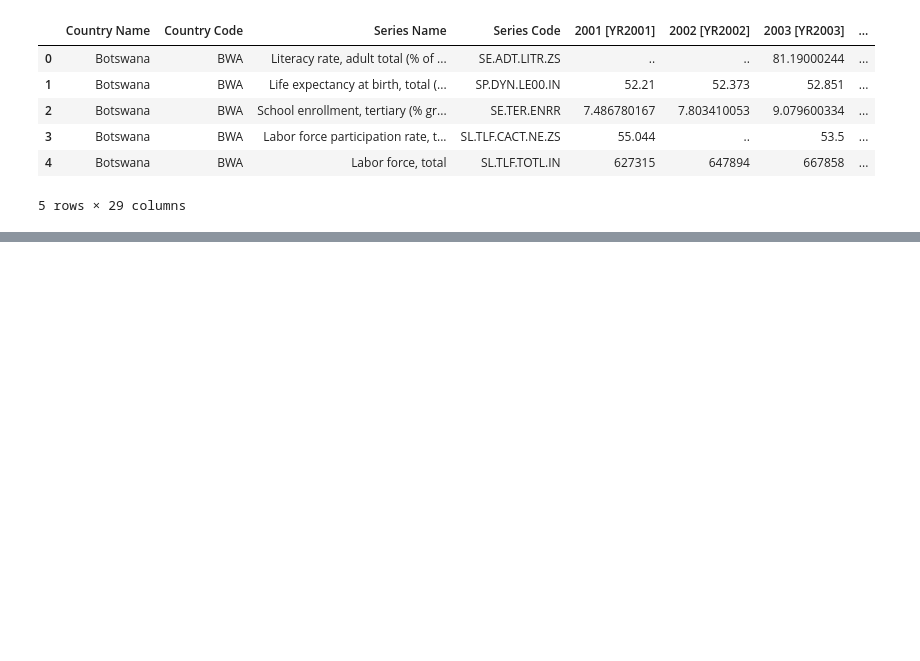
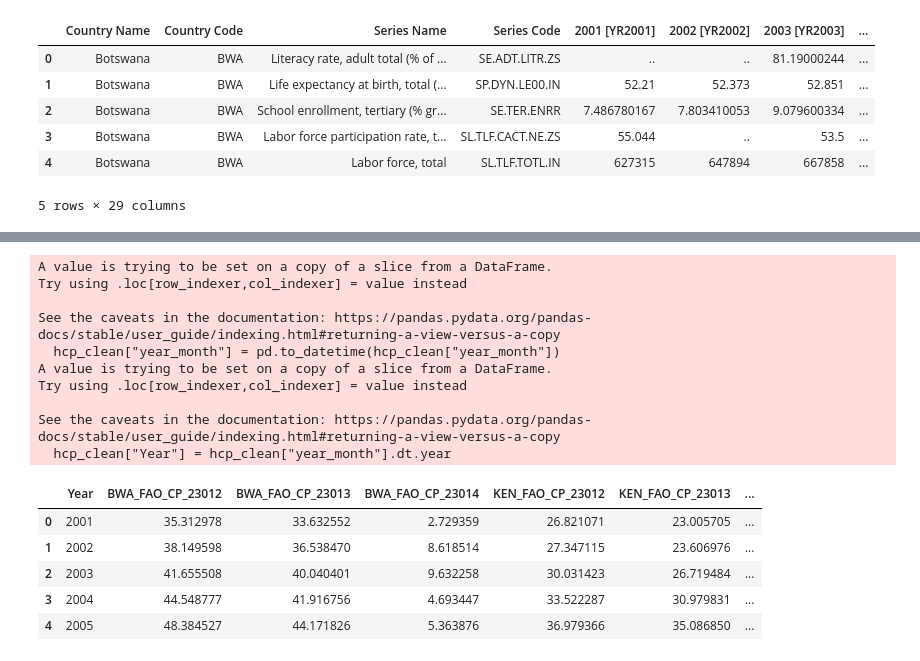
Before and after one commit to GorataB/Hackathon_PolyglotPioneers, a Jupyter notebook: Data Cleaning.ipynb, the cells around one changed output, grey strips where cells are left out. Drawn from its saved outputs; the diff is of its cells as text; code cells hidden in the pictures; blank space fills up the shorter version.

```diff
--- a/Data Cleaning.ipynb
+++ b/Data Cleaning.ipynb
@@ -806,0 +938,34 @@ external.head()
+# %%
+# Extract annual hcp_wide data
+
+# Convert year_month to datetime
+hcp_clean["year_month"] = pd.to_datetime(hcp_clean["year_month"])
+
+# Extract the year
+hcp_clean["Year"] = hcp_clean["year_month"].dt.year
+
+# Average all numeric columns by year
+hcp_yearly = (
+    hcp_clean
+    .groupby("Year", as_index=False)
+    .mean(numeric_only=True)
+)
+
+hcp_yearly.head()
+# %% [output]
+A value is trying to be set on a copy of a slice from a DataFrame.
+Try using .loc[row_indexer,col_indexer] = value instead
+
+See the caveats in the documentation: https://pandas.pydata.org/pandas-docs/stable/user_guide/indexing.html#returning-a-view-versus-a-copy
+  hcp_clean["year_month"] = pd.to_datetime(hcp_clean["year_month"])
+A value is trying to be set on a copy of a slice from a DataFrame.
+Try using .loc[row_indexer,col_indexer] = value instead
+
+See the caveats in the documentation: https://pandas.pydata.org/pandas-docs/stable/user_guide/indexing.html#returning-a-view-versus-a-copy
+  hcp_clean["Year"] = hcp_clean["year_month"].dt.year
+|  | Year | BWA_FAO_CP_23012 | BWA_FAO_CP_23013 | BWA_FAO_CP_23014 | KEN_FAO_CP_23012 | KEN_FAO_CP_23013 | ... |
+| 0 | 2001 | 35.312978 | 33.632552 | 2.729359 | 26.821071 | 23.005705 | ... |
+| 1 | 2002 | 38.149598 | 36.538470 | 8.618514 | 27.347115 | 23.606976 | ... |
+| 2 | 2003 | 41.655508 | 40.040401 | 9.632258 | 30.031423 | 26.719484 | ... |
+| 3 | 2004 | 44.548777 | 41.916756 | 4.693447 | 33.522287 | 30.979831 | ... |
+| 4 | 2005 | 48.384527 | 44.171826 | 5.363876 | 36.979366 | 35.086850 | ... |
```
Also changed, not shown: parts of 23 cells of this notebook, 1 other file.
